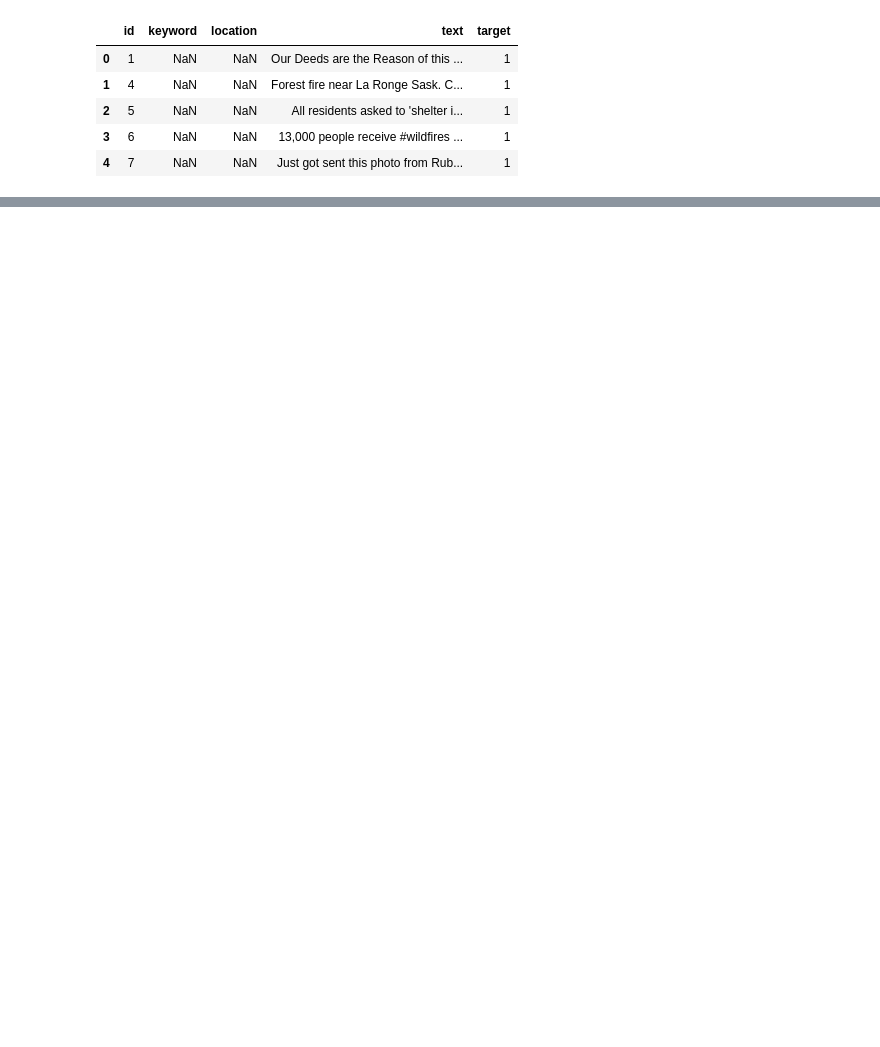
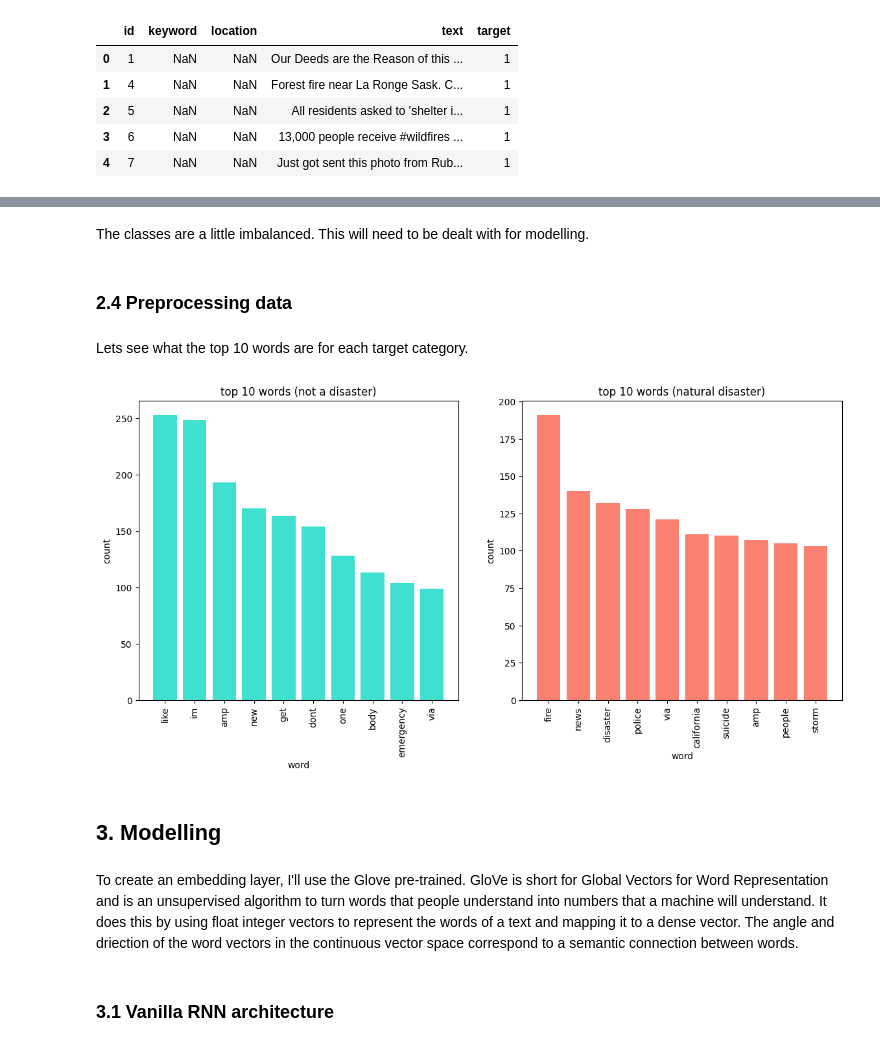
Before and after one commit to FeliciaBergstrom/FleaBusyBeeBergs, a Jupyter notebook: nlp_disaster_tweets.ipynb, the cells around one changed output, grey strips where cells are left out. Cells and saved outputs as stored; diff of their text form; code cells hidden in the pictures; blank space fills up the shorter version.

```diff
--- a/nlp_disaster_tweets.ipynb
+++ b/nlp_disaster_tweets.ipynb
@@ -153 +207,5 @@ df_train.head()
+# %% [markdown]
+The classes are a little imbalanced. This will need to be dealt with for modelling.
+# %% [markdown]
+### 2.4 Preprocessing data
 # %%
@@ -161,0 +263,14 @@ X_test = df_test['text']
+# %%
+# tokenize, preprocess
+preprocessor = TextPreprocessor()
+
+tokenizer = Tokenizer(num_words = 10000)
+tokenizer.fit_on_texts(df_train['text'])
+# %%
+df_train['text'] = df_train['text'].apply(preprocessor.clean_text)
+df_test['text'] = df_test['text'].apply(preprocessor.clean_text)
+
+df_train['text'] = df_train['text'].apply(preprocessor.preprocess_tweet)
+df_test['text'] = df_test['text'].apply(preprocessor.preprocess_tweet)
+
+embedding_matrix = preprocessor.get_embedding_matrix(tokenizer)
@@ -161,0 +293,34 @@ X_test = df_test['text']
+# %% [markdown]
+Lets see what the top 10 words are for each target category.
+# %%
+# top 10 words by category
+word_count0 = pd.Series(' '.join(df_train[df_train['target'] == 0]['text']).split()).value_counts()
+word_count1 = pd.Series(' '.join(df_train[df_train['target'] == 1]['text']).split()).value_counts()
+
+#top 10
+top0 = word_count0.head(10)
+top1 = word_count1.head(10)
+
+# plot
+plt.figure(figsize = (14, 6))
+
+plt.subplot(1, 2, 1)
+plt.bar(x = top0.index,
+        height = top0.values,
+         color = 'turquoise')
+plt.title('top 10 words (not a disaster)')
+plt.xlabel('word')
+plt.ylabel('count')
+plt.gca().tick_params(axis = 'x', rotation = 90)
+
+plt.subplot(1, 2, 2)
+plt.bar(x = top1.index,
+        height = top1.values,
+        color = 'salmon')
+plt.title('top 10 words (natural disaster)')
+plt.xlabel('word')
+plt.ylabel('count')
+plt.gca().tick_params(axis = 'x', rotation = 90)
+plt.show()
+# %% [output]
+[figure, added]
@@ -161,0 +336,4 @@ X_test = df_test['text']
+# %% [markdown]
+## 3. Modelling
+# %% [markdown]
+To create an embedding layer, I'll use the Glove pre-trained. GloVe is short for Global Vectors for Word Representation and is an unsupervised algorithm to turn words that people understand into numbers that a machine will understand. It does this by using float integer vectors to represent the words of a text and mapping it to a dense vector. The angle and driection of the word vectors in the continuous vector space correspond to a semantic connection between words.
@@ -161,0 +349,2 @@ X_test = df_test['text']
+# %% [markdown]
+### 3.1 Vanilla RNN architecture
```
Also changed, not shown: parts of 66 cells of this notebook.
